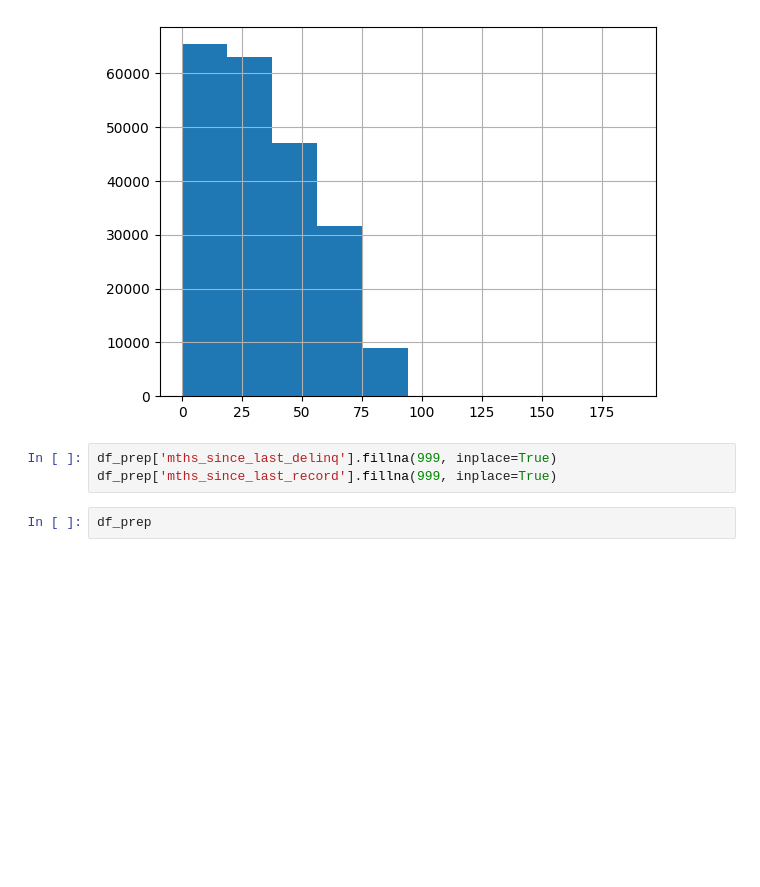
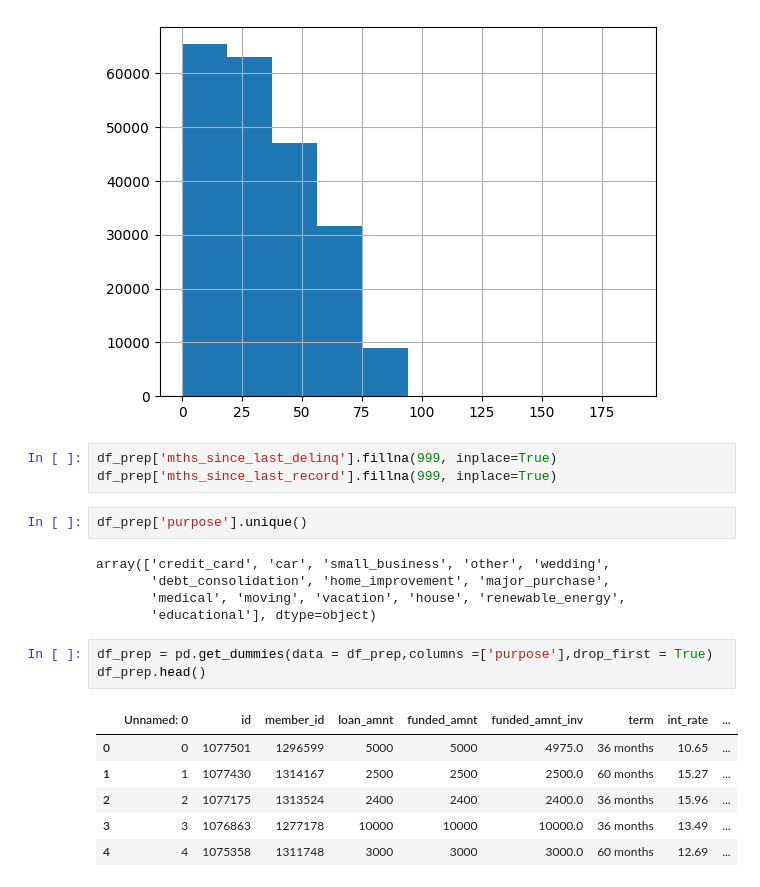
Before and after one commit to rfaoktvian/ChurnPrediction, a Jupyter notebook: notebooks/01_model_development.ipynb, the cells around one changed output. Saved outputs shown, nothing was run; the diff lists cells and outputs as text; blank space fills up the shorter version.

Commit message:
feat: onehot encoding of purpose feature

```diff
--- a/notebooks/01_model_development.ipynb
+++ b/notebooks/01_model_development.ipynb
@@ -780,4 +780,19 @@ df_prep['mths_since_last_delinq'].hist()
 df_prep['mths_since_last_delinq'].fillna(999, inplace=True)
 df_prep['mths_since_last_record'].fillna(999, inplace=True)
 # %%
-df_prep
+df_prep['purpose'].unique()
+# %% [output]
+array(['credit_card', 'car', 'small_business', 'other', 'wedding',
+       'debt_consolidation', 'home_improvement', 'major_purchase',
+       'medical', 'moving', 'vacation', 'house', 'renewable_energy',
+       'educational'], dtype=object)
+# %%
+df_prep = pd.get_dummies(data = df_prep,columns =['purpose'],drop_first = True)
+df_prep.head()
+# %% [output]
+|  | Unnamed: 0 | id | member_id | loan_amnt | funded_amnt | funded_amnt_inv | term | int_rate | ... |
+| 0 | 0 | 1077501 | 1296599 | 5000 | 5000 | 4975.0 | 36 months | 10.65 | ... |
+| 1 | 1 | 1077430 | 1314167 | 2500 | 2500 | 2500.0 | 60 months | 15.27 | ... |
+| 2 | 2 | 1077175 | 1313524 | 2400 | 2400 | 2400.0 | 36 months | 15.96 | ... |
+| 3 | 3 | 1076863 | 1277178 | 10000 | 10000 | 10000.0 | 36 months | 13.49 | ... |
+| 4 | 4 | 1075358 | 1311748 | 3000 | 3000 | 3000.0 | 60 months | 12.69 | ... |
```
